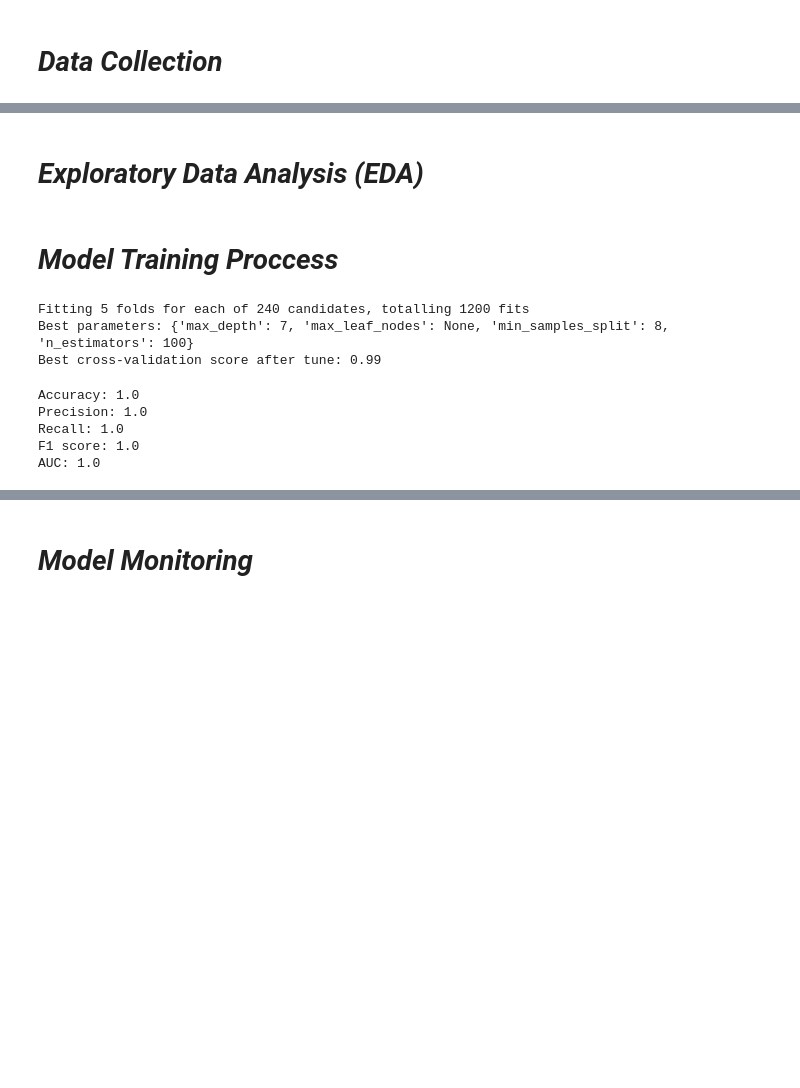
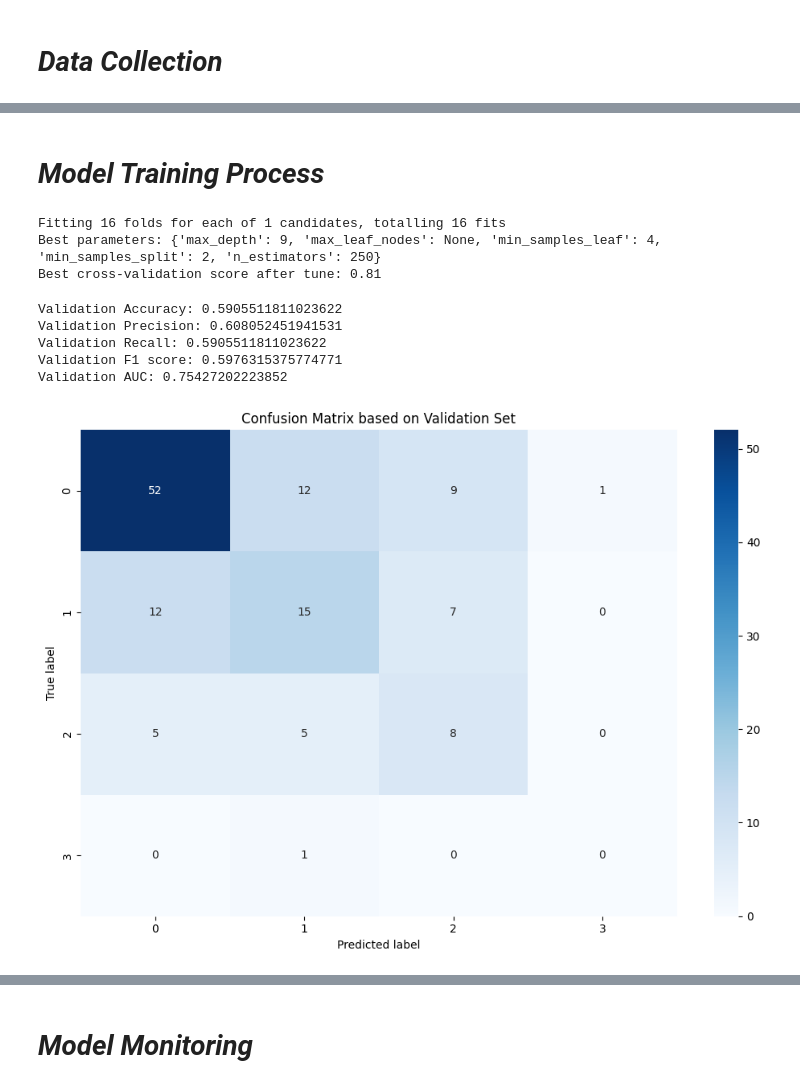
Before and after one commit to Ramtin-Karbaschi/BehaviorDetection_and_MobileMarketAnalysis, a Jupyter notebook: Part1/Behavior_Detection.ipynb, the cells around one changed output, grey strips where cells are left out. Cells and saved outputs as stored; diff of their text form; code cells hidden in the pictures; blank space fills up the shorter version.

```diff
--- a/Part1/Behavior_Detection.ipynb
+++ b/Part1/Behavior_Detection.ipynb
@@ -327,2 +405,0 @@ np.int64(0)
-# %% [markdown]
-# ***Exploratory Data Analysis (EDA)***
@@ -329,2 +413,2 @@ np.int64(0)
 # %% [markdown]
-# ***Model Training Proccess***
+# ***Model Training Process***
@@ -344,53 +415,66 @@ X_train, X_val, y_train, y_val = train_test_split(X_train_val, y_train_val, test
 # %%
 # Use RandomForestClassifier as the basic algorithm
-model = RandomForestClassifier(random_state=42)
-model.fit(X_train_val, y_train_val)
+model = RandomForestClassifier(random_state=42, class_weight='balanced_subsample')
 
 # Tuning process of hyperparameters
-# Define the parameter grid
 param_grid = {
-    'n_estimators': [100, 200, 300],
-    'max_depth': [4, 5, 6, 7],
-    'max_leaf_nodes': [None, 9, 10, 15, 20],
-    'min_samples_split': [2, 5, 8, 10]
+    'n_estimators': [250],
+    'max_depth': [9],
+    'min_samples_split': [2],
+    'min_samples_leaf': [4],
+    'max_leaf_nodes': [None],
 }
 
+# Create the cross-validation object
+cv = RepeatedStratifiedKFold(n_splits=4, n_repeats=4, random_state=42)
+
 # Instantiate the grid search model
-grid_search = GridSearchCV(estimator=model, param_grid=param_grid, cv=5, n_jobs=-1, verbose=2, scoring='accuracy')
+grid_search = GridSearchCV(estimator=model, param_grid=param_grid, cv=cv, n_jobs=-1, verbose=2, scoring='accuracy')
 
 # Fit the grid search to the data
-grid_search.fit(X_train_val, y_train_val)
+grid_search.fit(X_train_resampled_tomek, y_train_resampled_tomek)
 
-# Best parameters and best estimator
+# Best parameters and the best estimator
 print("Best parameters:", grid_search.best_params_)
 print("Best cross-validation score after tune: {:.2f}".format(grid_search.best_score_))
 
 # Use the best model for predictions
 best_model = grid_search.best_estimator_
 # %% [output]
-Fitting 5 folds for each of 240 candidates, totalling 1200 fits
-Best parameters: {'max_depth': 7, 'max_leaf_nodes': None, 'min_samples_split': 8, 'n_estimators': 100}
-Best cross-validation score after tune: 0.99
+Fitting 16 folds for each of 1 candidates, totalling 16 fits
+Best parameters: {'max_depth': 9, 'max_leaf_nodes': None, 'min_samples_leaf': 4, 'min_samples_split': 2, 'n_estimators': 250}
+Best cross-validation score after tune: 0.81
 # %%
 # Evaluate the model on validation data
-y_val_pred = best_model.predict(X_val)
+y_val_pred = best_model.predict(X_val_preprocessed)
 
 # Calculate evaluation metrics on validation data
-accuracy_val = accuracy_score(y_val, y_val_pred)
-precision_val = precision_score(y_val, y_val_pred, average='weighted')
-recall_val = recall_score(y_val, y_val_pred, average='weighted')
-f1_val = f1_score(y_val, y_val_pred, average='weighted')
-auc_val = roc_auc_score(y_val, best_model.predict_proba(X_val), multi_class='ovr', average='weighted')
+accuracy_val = accuracy_score(y_val_binned, y_val_pred)
+precision_val = precision_score(y_val_binned, y_val_pred, average='weighted', zero_division=0)
+recall_val = recall_score(y_val_binned, y_val_pred, average='weighted', zero_division=0)
+f1_val = f1_score(y_val_binned, y_val_pred, average='weighted', zero_division=0)
+auc_val = roc_auc_score(pd.get_dummies(y_val_binned), best_model.predict_proba(X_val_preprocessed), multi_class='ovo')
 
-# Display the evaluations metrics  based on validation data
-print("Accuracy:", accuracy_val)
-print("Precision:", precision_val)
-print("Recall:", recall_val)
-print("F1 score:", f1_val)
-print("AUC:", auc_val)
+# Display the evaluation metrics based on validation data
+print("Validation Accuracy:", accuracy_val)
+print("Validation Precision:", precision_val)
+print("Validation Recall:", recall_val)
+print("Validation F1 score:", f1_val)
+print("Validation AUC:", auc_val)
+
+# Confusion Matrix based on validation data
+cm_val = confusion_matrix(y_val_binned, y_val_pred)
+plt.figure(figsize=(10, 7))
+sns.heatmap(cm_val, annot=True, fmt='d', cmap='Blues')
+plt.title('Confusion Matrix based on Validation Set')
+plt.ylabel('True label')
+plt.xlabel('Predicted label')
+plt.tight_layout()
+plt.show()
 # %% [output]
-Accuracy: 1.0
-Precision: 1.0
-Recall: 1.0
-F1 score: 1.0
-AUC: 1.0
+Validation Accuracy: 0.5905511811023622
+Validation Precision: 0.608052451941531
+Validation Recall: 0.5905511811023622
+Validation F1 score: 0.5976315375774771
+Validation AUC: 0.75427202223852
+[figure, added]
```
Also changed, not shown: parts of 26 cells of this notebook, 2 other files.
